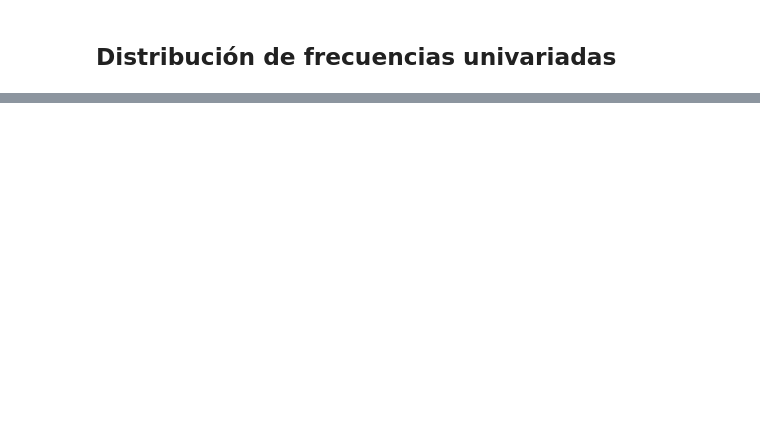
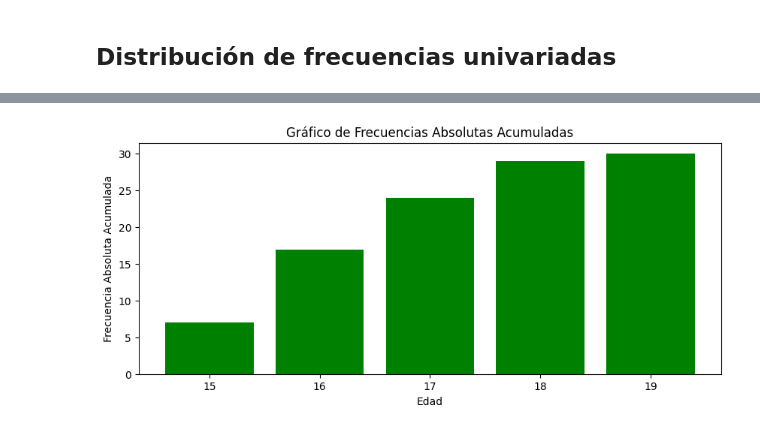
Before and after one commit to ajrianop/Estadistica_Descriptiva_y_Python_UD, a Jupyter notebook: 03_Distribucion_de_frecuencias.ipynb, the cells around one changed output, grey strips where cells are left out. Drawn from its saved outputs; the diff is of its cells as text; code cells hidden in the pictures; blank space fills up the shorter version.

```diff
--- a/03_Distribucion_de_frecuencias.ipynb
+++ b/03_Distribucion_de_frecuencias.ipynb
@@ -12,0 +164,10 @@ Las medidas de tendencia central y medidas de dispersión resumen los datos plan
+# %%
+# Crea gráfico de barras para las frecuencias absolutas acumuladas
+plt.figure(figsize=(10, 4))
+plt.bar(tabla['Edad'], tabla['Frecuencia Absoluta Acumulada'], color='green')
+plt.xlabel('Edad')
+plt.ylabel('Frecuencia Absoluta Acumulada')
+plt.title('Gráfico de Frecuencias Absolutas Acumuladas')
+plt.show()
+# %% [output]
+[figure, added]
```
Also changed, not shown: parts of 25 cells of this notebook.
